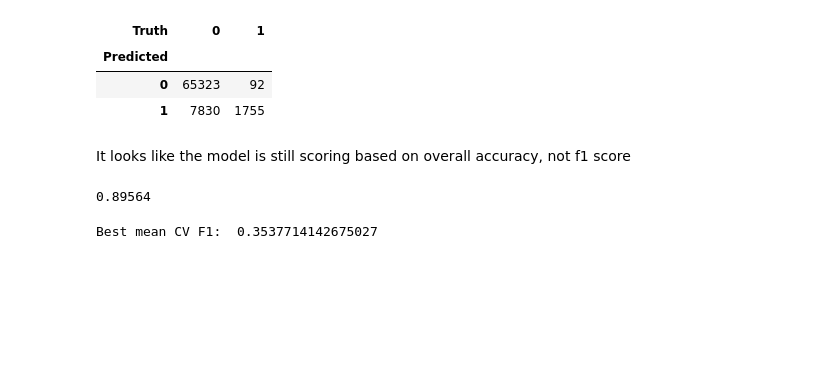
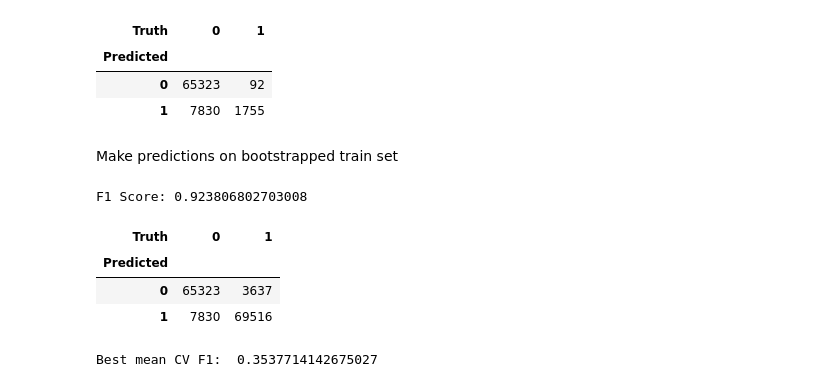
Before and after one commit to ecooper-cu/stat-5610-project, a Jupyter notebook: models/Spline_Models_EC.ipynb, the cells around one changed output. Saved outputs shown, nothing was run; the diff lists cells and outputs as text; code cells hidden in the pictures; blank space fills up the shorter version.

```diff
--- a/models/Spline_Models_EC.ipynb
+++ b/models/Spline_Models_EC.ipynb
@@ -93,12 +93,19 @@ F1 Score: 0.3070328901329601
 | Predicted |  |  |
 | 0 | 65323 | 92 |
 | 1 | 7830 | 1755 |
-# %% [markdown]
-It looks like the model is still scoring based on overall accuracy, not f1 score
-# %%
-model.score(x_test, y_test)
-# %% [output]
-0.89564
+# %% [markdown]
+Make predictions on bootstrapped train set
+# %%
+preds = model.predict(x_train_bs)
+f1 = f1_score(y_train_bs, preds)
+print(f"F1 Score: {f1}")
+confusion_table(preds, y_train_bs)
+# %% [output]
+F1 Score: 0.923806802703008
+| Truth | 0 | 1 |
+| Predicted |  |  |
+| 0 | 65323 | 3637 |
+| 1 | 7830 | 69516 |
 # %%
 # # Polynomial Logistic Regression
 # spline = PolynomialFeatures(degree=3, include_bias=False)
```
